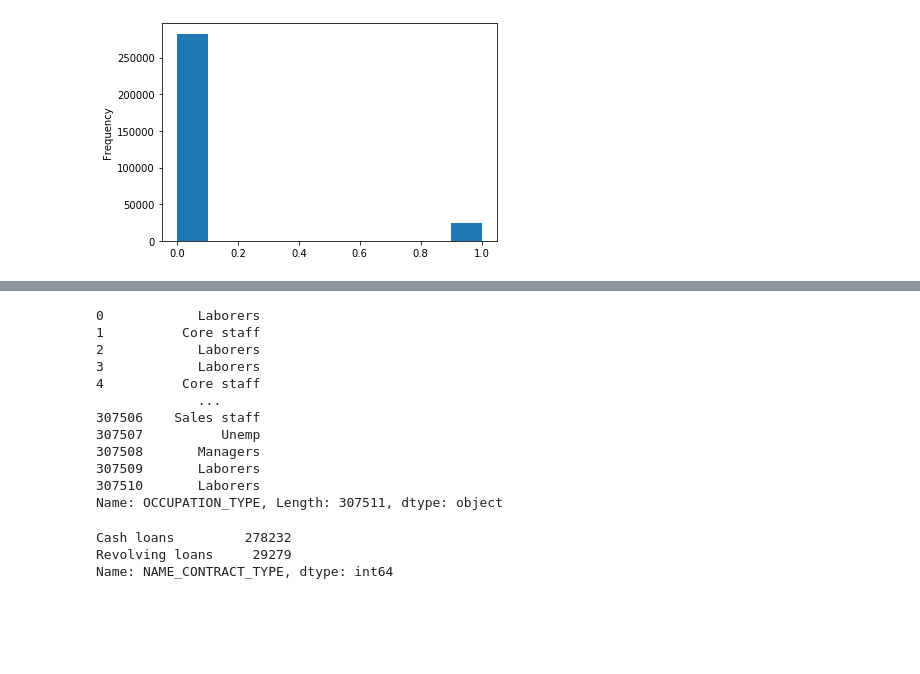
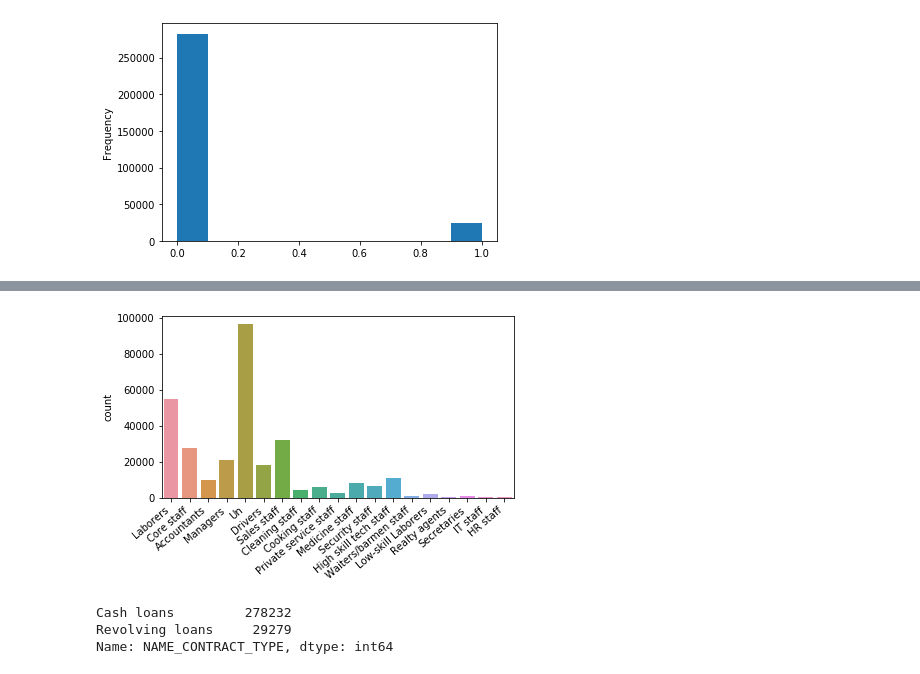
Before and after one commit to adelelezaj/HomeCreditRisk, a Jupyter notebook: Home-Credit-LR.ipynb, the cells around one changed output, grey strips where cells are left out. Drawn from its saved outputs; the diff is of its cells as text; code cells hidden in the pictures; blank space fills up the shorter version.

```diff
--- a/Home-Credit-LR.ipynb
+++ b/Home-Credit-LR.ipynb
@@ -24,3 +24,5 @@ sample_submission = pd.read_csv('/Users/adelaelezaj/desktop/home-credit-default-
+# %%
+appl_train = pd.read_csv('/Users/adelaelezaj/desktop/Final_Capstone/raw_data/application_train.csv')
 # %%
 appl_train.head()
 # %% [output]
@@ -122,17 +96,4 @@ OCCUPATION_TYPE                 31.345545
 dtype: float64
 # %%
 #fix missing values
-appl_train[''] = appl_train['OCCUPATION_TYPE'].fillna('Unemp')
+appl_train['OCCUPATION_TYPE'] = appl_train['OCCUPATION_TYPE'].fillna('Un')
-# %% [output]
-0            Laborers
-1          Core staff
-2            Laborers
-3            Laborers
-4          Core staff
-             ...
-307506    Sales staff
-307507          Unemp
-307508       Managers
-307509       Laborers
-307510       Laborers
-Name: OCCUPATION_TYPE, Length: 307511, dtype: object
@@ -139,3 +102,10 @@ Name: OCCUPATION_TYPE, Length: 307511, dtype: object
+# %%
+ax= sns.countplot(appl_train.OCCUPATION_TYPE.values, data=appl_train)
+ax.set_xticklabels(ax.get_xticklabels(), rotation=40, ha="right")
+plt.tight_layout()
+plt.show()
+# %% [output]
+[figure, added]
 # %%
 #starting points, vizs, pattern
 # %%
```
Also changed, not shown: parts of 96 cells of this notebook.
